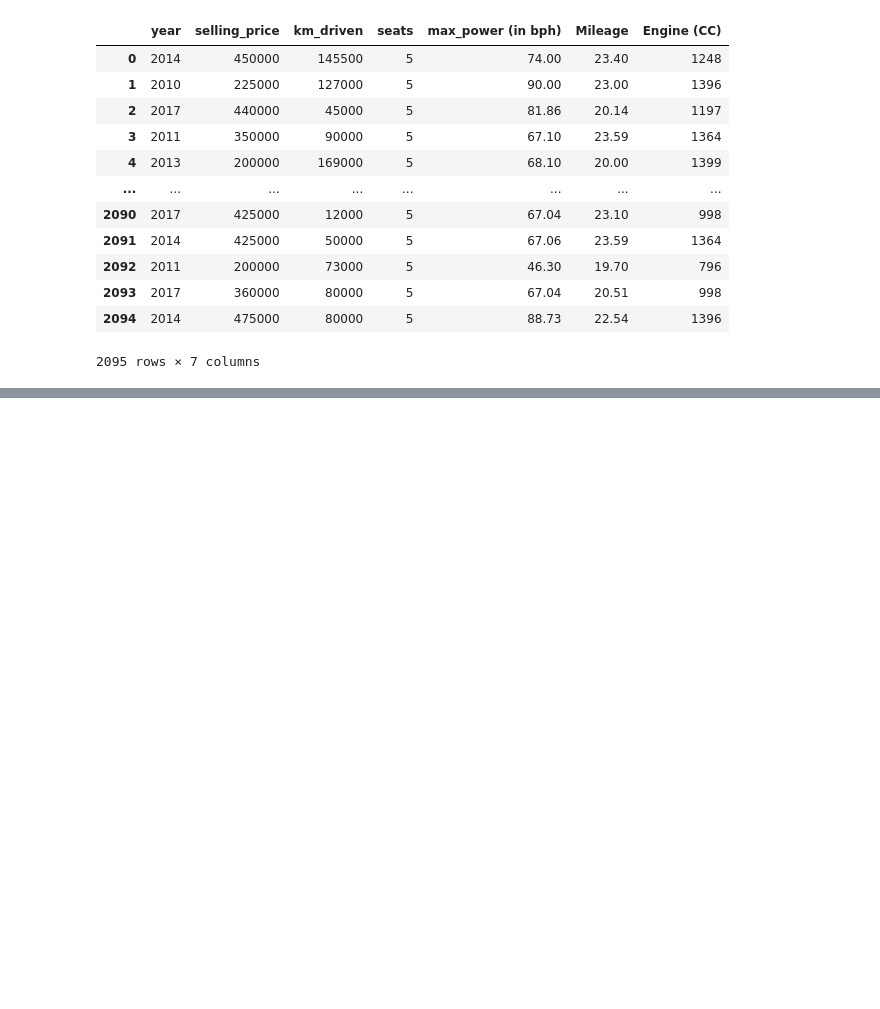
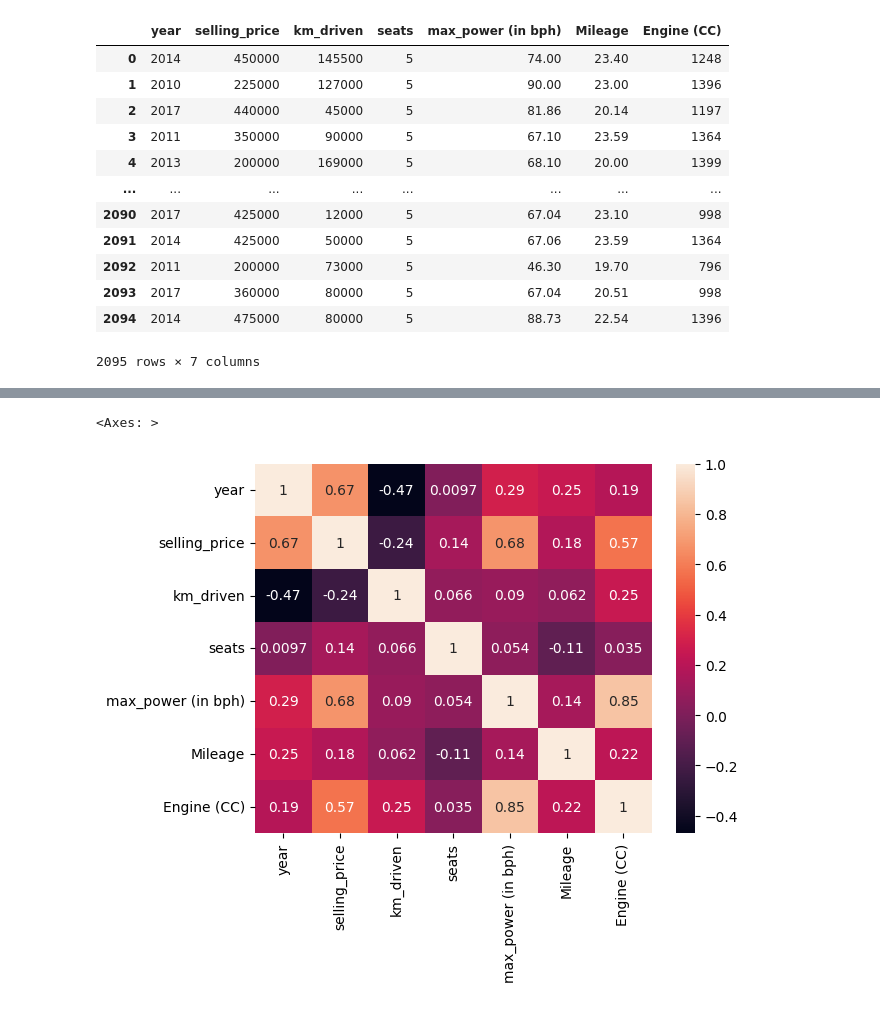
Before and after one commit to RodHub97/Jupyter, a Jupyter notebook: Matriz de correlacion.ipynb, the cells around one changed output, grey strips where cells are left out. Drawn from its saved outputs; the diff is of its cells as text; code cells hidden in the pictures; blank space fills up the shorter version.

Commit message:
Optimización de heatmap

```diff
--- a/Matriz de correlacion.ipynb
+++ b/Matriz de correlacion.ipynb
@@ -54,0 +45,4 @@ sns.scatterplot(data=person, x='Engine (CC)', y='selling_price')
+# %%
+#Crear la matriz de correlación
+pearson = dataset.corr()
+pearson
@@ -54,0 +64,6 @@ sns.scatterplot(data=person, x='Engine (CC)', y='selling_price')
+# %%
+#Agregar etiquetas de datos
+sns.heatmap(pearson, annot=True)
+# %% [output]
+<Axes: >
+[figure, added]
```
Also changed, not shown: parts of 9 cells of this notebook.
